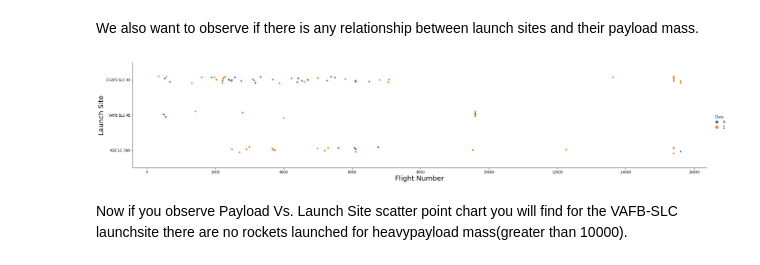
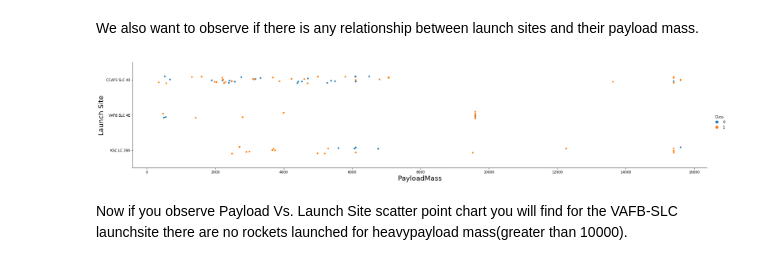
Before and after one commit to Okhanee/IBM-Data-Science-Capstone, a Jupyter notebook: jupyter-labs-eda-dataviz.ipynb, the cells around one changed output. Saved outputs shown, nothing was run; the diff lists cells and outputs as text; code cells hidden in the pictures.

```diff
--- a/jupyter-labs-eda-dataviz.ipynb
+++ b/jupyter-labs-eda-dataviz.ipynb
@@ -101,11 +101,11 @@ We also want to observe if there is any relationship between launch sites and th
 # %%
 # Plot a scatter point chart with x axis to be Pay Load Mass (kg) and y axis to be the launch site, and hue to be the class value
 sns.catplot(y="LaunchSite", x="PayloadMass", hue='Class', data=df, aspect = 5)
-plt.xlabel("Flight Number",fontsize=20)
+plt.xlabel("PayloadMass",fontsize=20)
 plt.ylabel("Launch Site",fontsize=20)
 plt.show()
 # %% [output]
-[figure, old version]
+[figure, new version]
 # %% [markdown]
 Now if you observe Payload Vs. Launch Site scatter point chart you will find for the VAFB-SLC  launchsite there are no  rockets  launched for  heavypayload mass(greater than 10000).
 # %% [markdown]
```
Also changed, not shown: parts of 1 cell of this notebook.
